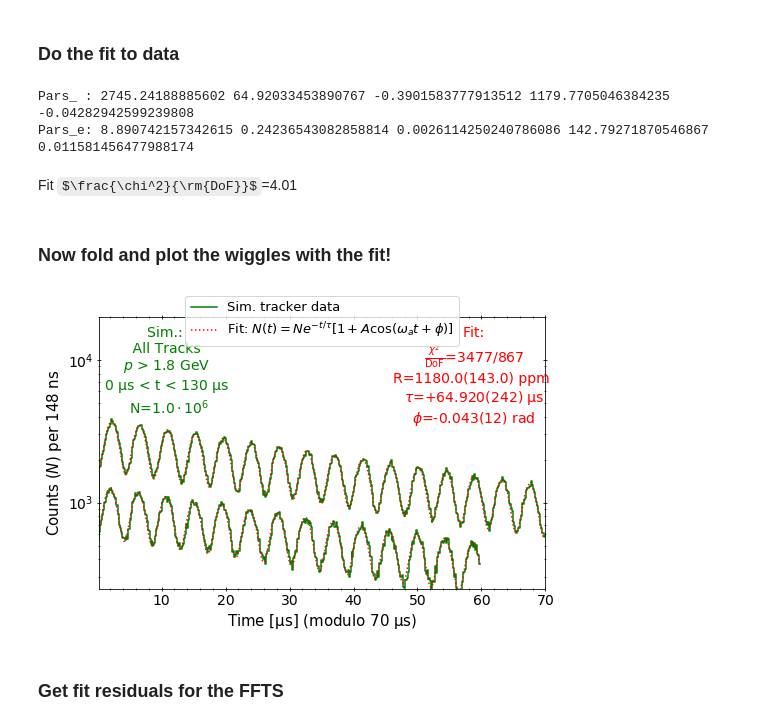
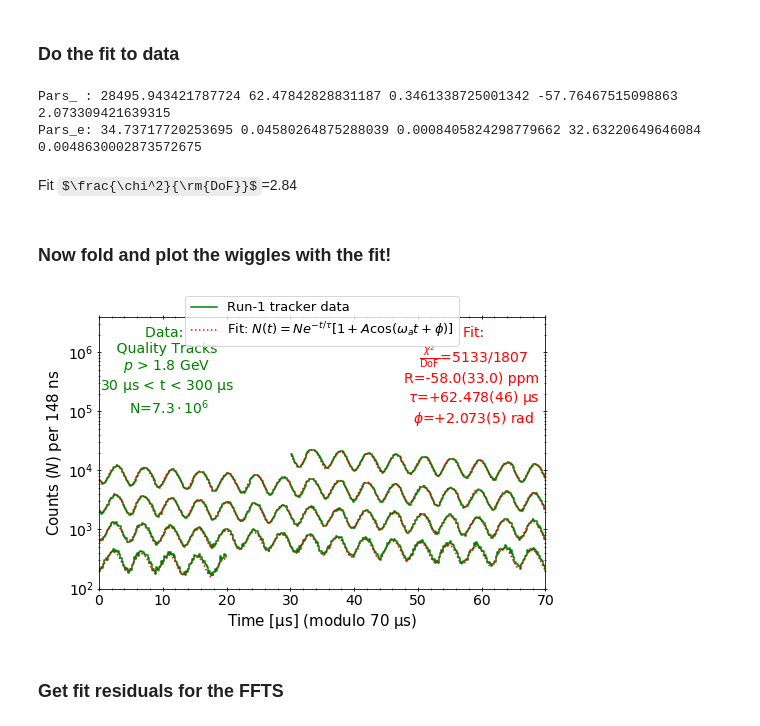
Before and after one commit to glukicov/EDMTracking, a Jupyter notebook: Wiggle.ipynb, the cells around one changed output. Cells and saved outputs as stored; diff of their text form; code cells hidden in the pictures; some formulas as TeX source.

```diff
--- a/Wiggle.ipynb
+++ b/Wiggle.ipynb
@@ -6,7 +6,7 @@
 import uproot # get this module by "python3 -m pip install uproot"
 import numpy as np
 from IPython.display import Latex
-data_bool=False
+data_bool=True
 if (data_bool):
 #     file = uproot.open("DATA/Run1_4DS_ana.root") # load the ROOT file
     file = uproot.open("DATA/60h_15921_15991.root") # load the ROOT file
@@ -108,9 +108,9 @@ print("Pars_e:",*par_e)
 chi2_ndf, chi2, ndf=cu.chi2_ndf(x, y, y_err, blinded_wiggle_function, par)
 Latex( r"Fit $\frac{\chi^2}{\rm{DoF}}$="+str(round(chi2_ndf,2)) )
 # %% [output]
-Pars_ : 2745.24188885602 64.92033453890767 -0.3901583777913512 1179.7705046384235 -0.04282942599239808
-Pars_e: 8.890742157342615 0.24236543082858814 0.0026114250240786086 142.79271870546867 0.011581456477988174
+Pars_ : 28495.943421787724 62.47842828831187 0.3461338725001342 -57.76467515098863 2.073309421639315
+Pars_e: 34.73717720253695 0.04580264875288039 0.0008405824298779662 32.63220649646084 0.0048630002873572675
-Fit $\frac{\chi^2}{\rm{DoF}}$=4.01
+Fit $\frac{\chi^2}{\rm{DoF}}$=2.84
 # %% [markdown]
 ### Now fold and plot the wiggles with the fit!
 # %%
@@ -121,7 +121,7 @@ fig, ax = plt.subplots(figsize=(8, 5))
 
 #log the y and set axis scales
 plt.yscale("log")
-ax.set_ylim(1e3, 4.0e6)
+ax.set_ylim(1e2, 4.0e6)
 ax.set_xlim(0, t_mod)
 label_data="Data: \n Quality Tracks \n"
 legend_data="Run-1 tracker data"
@@ -146,34 +146,34 @@ while left < t_max:
     ax.step(x=x[mod_filter]-left, y=y[mod_filter], where="post", color="g", label=legend_data if i_section==0 else '')
     ax.plot(x[mod_filter]-left, blinded_wiggle_function( x[mod_filter], *par ) , color="red", label=r'Fit: $N(t)=Ne^{-t/\tau}[1+A\cos(\omega_at+\phi)]$' if i_section==0 else '', linestyle=":")
     left=right # get the next fold
     i_section += 1
 
 #Put legend and pars values
 N_str=cu.sci_notation(N)
 cu.textL(ax, 0.152, 0.8, label_data+ r"$p$"+" > 1.8 GeV \n"+str(t_min)+r" $\rm{\mu}$s < t < "+str(t_max)+r" $\rm{\mu}$s"+"\n N="+N_str, font_size=font_size-1,  weight="normal")
 # deal with fitted parameters (to display nicely)
 parNames=[r"$\tau$", r"$\phi$"]
 units=[r"$\rm{\mu}$s", "rad"]
 prec=3 # set custom precision
 legned_par=r"$\frac{\chi^2}{\rm{DoF}}$="+str(int(chi2))+"/"+str(round(ndf))+"\nR="+str(round(par[3]))+"("+str(round(par_e[3]))+") ppm \n"
 legned_par=cu.legend_par(legned_par,  parNames, (par[1], par[4]), (par_e[1], par_e[4]), units, prec=prec)
 cu.textL(ax, 0.84, 0.75, "Fit:\n"+legned_par, font_size=font_size-1, color="red", weight="normal")
 
 #axis labels and ticks
 plt.ylabel(r"Counts ($N$) per "+str(int(binW*1e3))+" ns", fontsize=font_size)
 plt.xlabel(r"Time [$\mathrm{\mu}$s] (modulo "+str(t_mod)+r" $\mathrm{\mu}$s)", fontsize=font_size)
 ax.tick_params(axis='x', which='both', bottom=True, top=True, direction='inout')
 ax.tick_params(axis='y', which='both', left=True, right=True, direction='inout')
 ax.minorticks_on()
 plt.xticks(fontsize=font_size-1)
 plt.yticks(fontsize=font_size-1)
 
 #save  fig
 # plt.tight_layout()
 plt.legend(fontsize=font_size-2, loc='upper center', bbox_to_anchor=(0.5, 1.1) )
 plt.savefig("fig/wiggle"+plot_name+".png", dpi=300)
 # %% [output]
-[figure, old version]
+[figure, new version]
 # %% [markdown]
 ### Get fit residuals for the FFTS
 # %%
```
Also changed, not shown: parts of 2 cells of this notebook, 3 other files.
